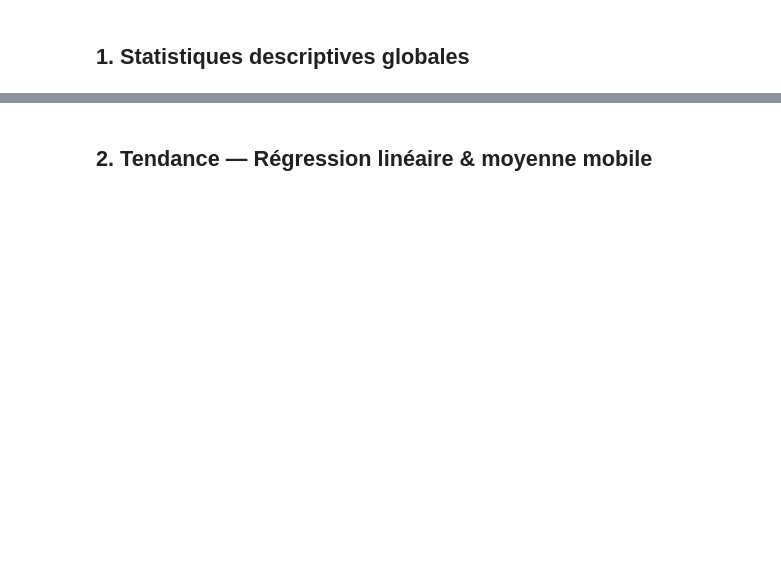
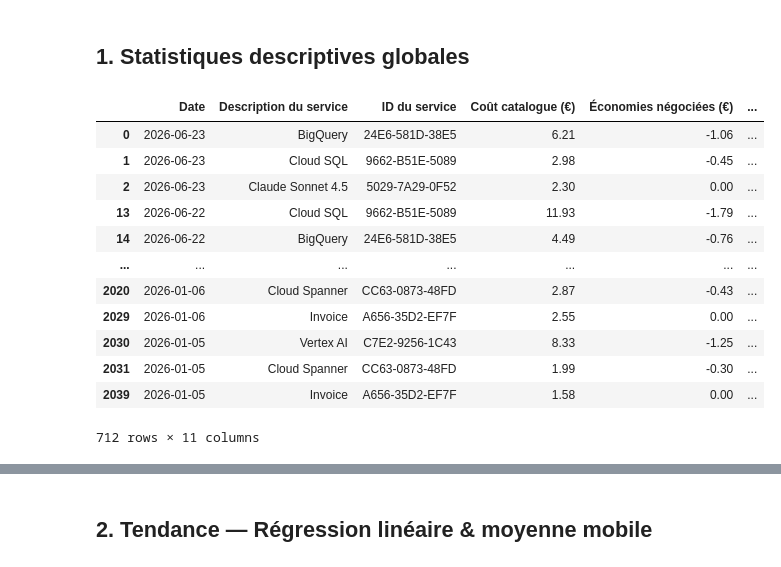
Before and after one commit to henriserano/Prediction_Cloudcost, a Jupyter notebook: Timeseries.ipynb, the cells around one changed output, grey strips where cells are left out. Saved outputs shown, nothing was run; the diff lists cells and outputs as text; code cells hidden in the pictures; blank space fills up the shorter version.

```diff
--- a/Timeseries.ipynb
+++ b/Timeseries.ipynb
@@ -13,10 +13,19 @@ import warnings
 warnings.filterwarnings("ignore")
 # %%
 
-FILE = "Rapports_Billing Account for veolia.com, 2026-01-01 — 2026-06-30.csv"
+FILE = "Rapports_Billing Account for veolia.com, 2026-01-01 — 2026-06-23.csv"
+# FILE = "Rapports_Billing Account for veolia.com, 2026-01-01 — 2026-06-30.csv"
 
 df = pd.read_csv(FILE, decimal=",")
 
-df["Mois"] = pd.to_datetime(df["Mois"], format="%Y-%m")
+# Conversion en datetime
 
-df.head()
+df["Date"] = pd.to_datetime(df["Date"], format="%Y-%m-%d")
+df["Mois"] = df["Date"].dt.to_period("M").astype(str)
+df["Jour"] = df["Date"].dt.to_period("D").astype(str)
+# Garder uniquement la date (sans heure)
+
+df["Date"] = df["Date"].dt.date
+df = df[df["Coût catalogue (€)"]>1]
+
+df[["Mois", "Date", "Coût catalogue (€)"]].head(10)
@@ -42,4 +63,27 @@ fig.update_layout(
 fig.show()
 # %% [markdown]
 ## 1. Statistiques descriptives globales
+# %%
+# Coût total par Jour (toutes lignes agrégées)
+monthly = (
+    df.groupby("Mois")["Sous-total (€)"]
+    .sum()
+    .sort_index()
+    .rename("Total")
+)
+df
+# %% [output]
+|  | Date | Description du service | ID du service | Coût catalogue (€) | Économies négociées (€) | ... |
+| 0 | 2026-06-23 | BigQuery | 24E6-581D-38E5 | 6.21 | -1.06 | ... |
+| 1 | 2026-06-23 | Cloud SQL | 9662-B51E-5089 | 2.98 | -0.45 | ... |
+| 2 | 2026-06-23 | Claude Sonnet 4.5 | 5029-7A29-0F52 | 2.30 | 0.00 | ... |
+| 13 | 2026-06-22 | Cloud SQL | 9662-B51E-5089 | 11.93 | -1.79 | ... |
+| 14 | 2026-06-22 | BigQuery | 24E6-581D-38E5 | 4.49 | -0.76 | ... |
+| ... | ... | ... | ... | ... | ... | ... |
+| 2020 | 2026-01-06 | Cloud Spanner | CC63-0873-48FD | 2.87 | -0.43 | ... |
+| 2029 | 2026-01-06 | Invoice | A656-35D2-EF7F | 2.55 | 0.00 | ... |
+| 2030 | 2026-01-05 | Vertex AI | C7E2-9256-1C43 | 8.33 | -1.25 | ... |
+| 2031 | 2026-01-05 | Cloud Spanner | CC63-0873-48FD | 1.99 | -0.30 | ... |
+| 2039 | 2026-01-05 | Invoice | A656-35D2-EF7F | 1.58 | 0.00 | ... |
+712 rows × 11 columns
 # %%
```
Also changed, not shown: parts of 9 cells of this notebook, 1 other file.
